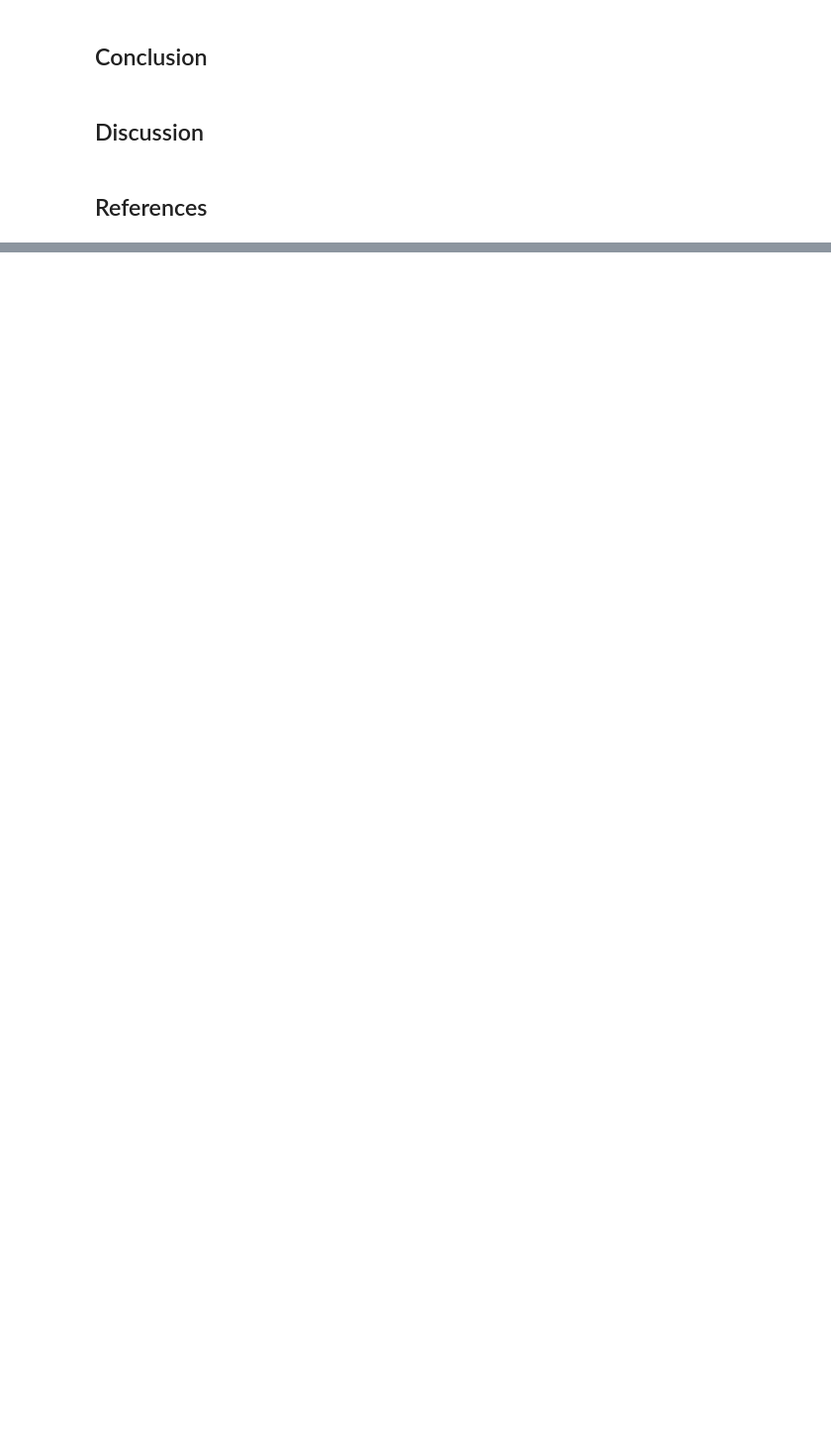
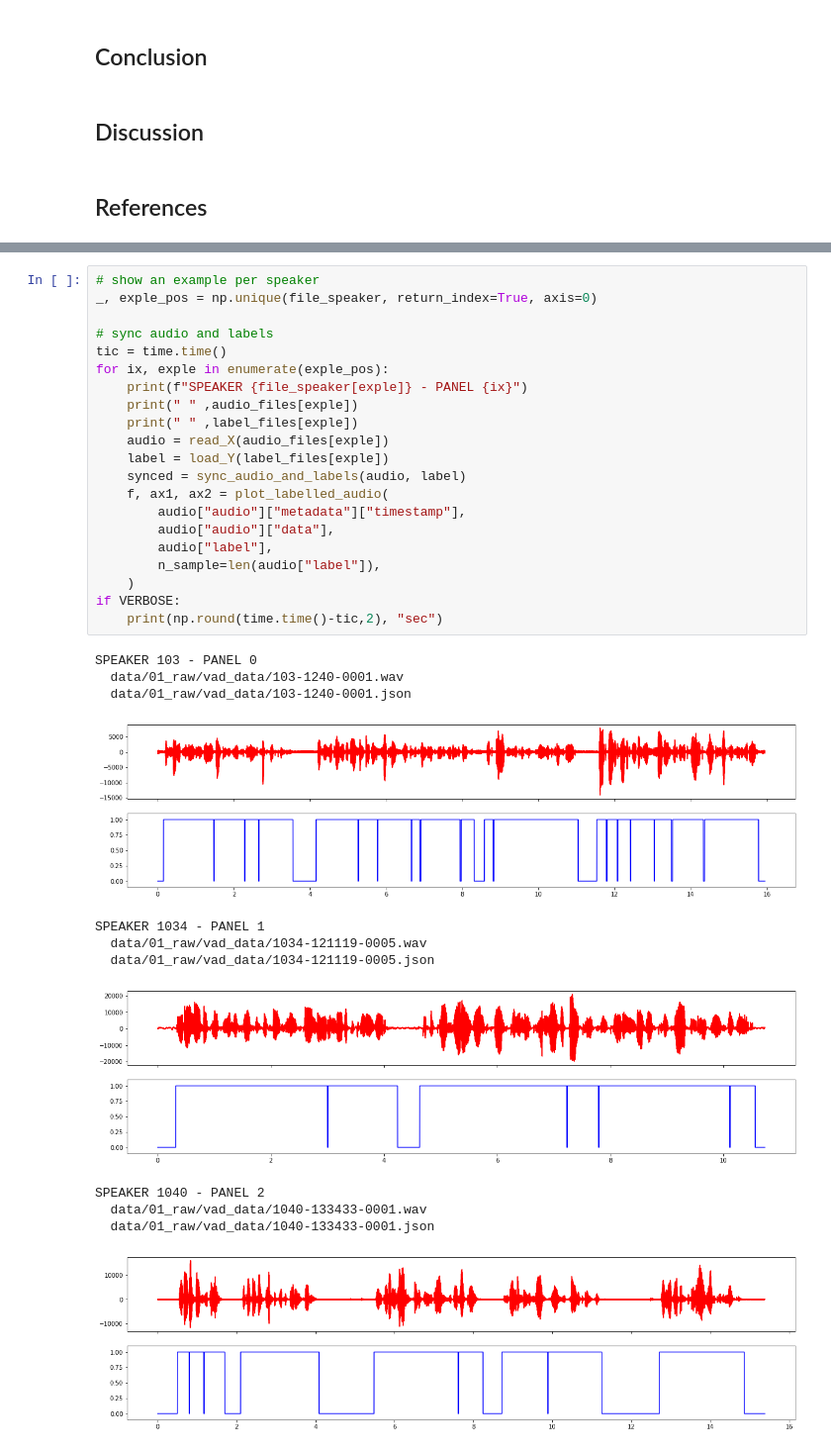
Before and after one commit to language-org/voice-activ-detect-deepnet, a Jupyter notebook: notebooks/report.ipynb, the cells around one changed output, grey strips where cells are left out. Shown at 99% size. Saved outputs shown, nothing was run; the diff lists cells and outputs as text; blank space fills up the shorter version.

```diff
--- a/notebooks/report.ipynb
+++ b/notebooks/report.ipynb
@@ -92,0 +308,34 @@ Viz.plot_labelled_audio(timestamp, audio, labels, n_sample=len(audio))
+# %%
+# show an example per speaker
+_, exple_pos = np.unique(file_speaker, return_index=True, axis=0)
+
+# sync audio and labels
+tic = time.time()
+for ix, exple in enumerate(exple_pos):
+    print(f"SPEAKER {file_speaker[exple]} - PANEL {ix}")
+    print(" " ,audio_files[exple])
+    print(" " ,label_files[exple])
+    audio = read_X(audio_files[exple])
+    label = load_Y(label_files[exple])
+    synced = sync_audio_and_labels(audio, label)
+    f, ax1, ax2 = plot_labelled_audio(
+        audio["audio"]["metadata"]["timestamp"],
+        audio["audio"]["data"],
+        audio["label"],
+        n_sample=len(audio["label"]),
+    )
+if VERBOSE:
+    print(np.round(time.time()-tic,2), "sec")
+# %% [output]
+SPEAKER 103 - PANEL 0
+  data/01_raw/vad_data/103-1240-0001.wav
+  data/01_raw/vad_data/103-1240-0001.json
+[figure, added]
+SPEAKER 1034 - PANEL 1
+  data/01_raw/vad_data/1034-121119-0005.wav
+  data/01_raw/vad_data/1034-121119-0005.json
+[figure, added]
+SPEAKER 1040 - PANEL 2
+  data/01_raw/vad_data/1040-133433-0001.wav
+  data/01_raw/vad_data/1040-133433-0001.json
+[figure, added]
```
Also changed, not shown: parts of 33 cells of this notebook, 16 other files.
